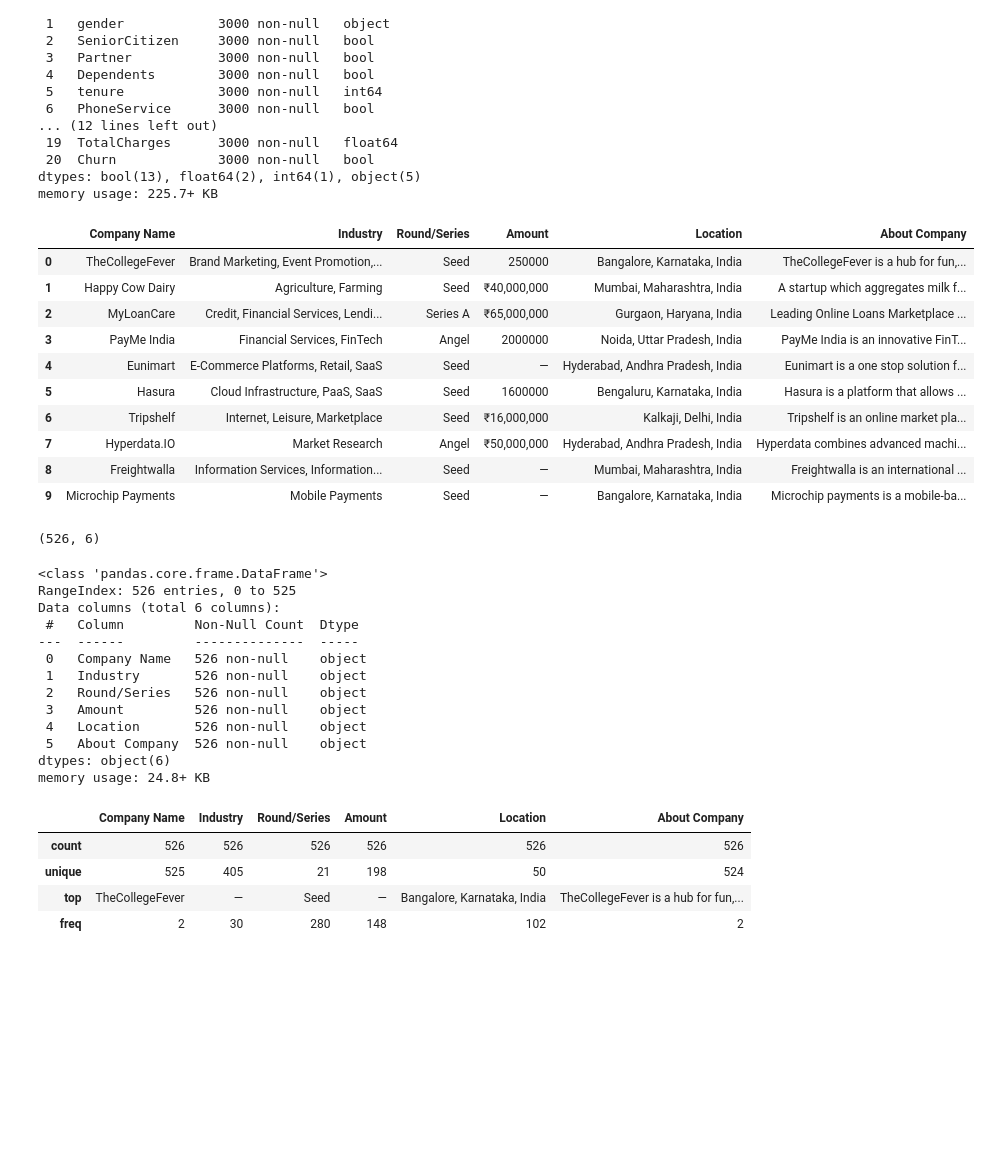
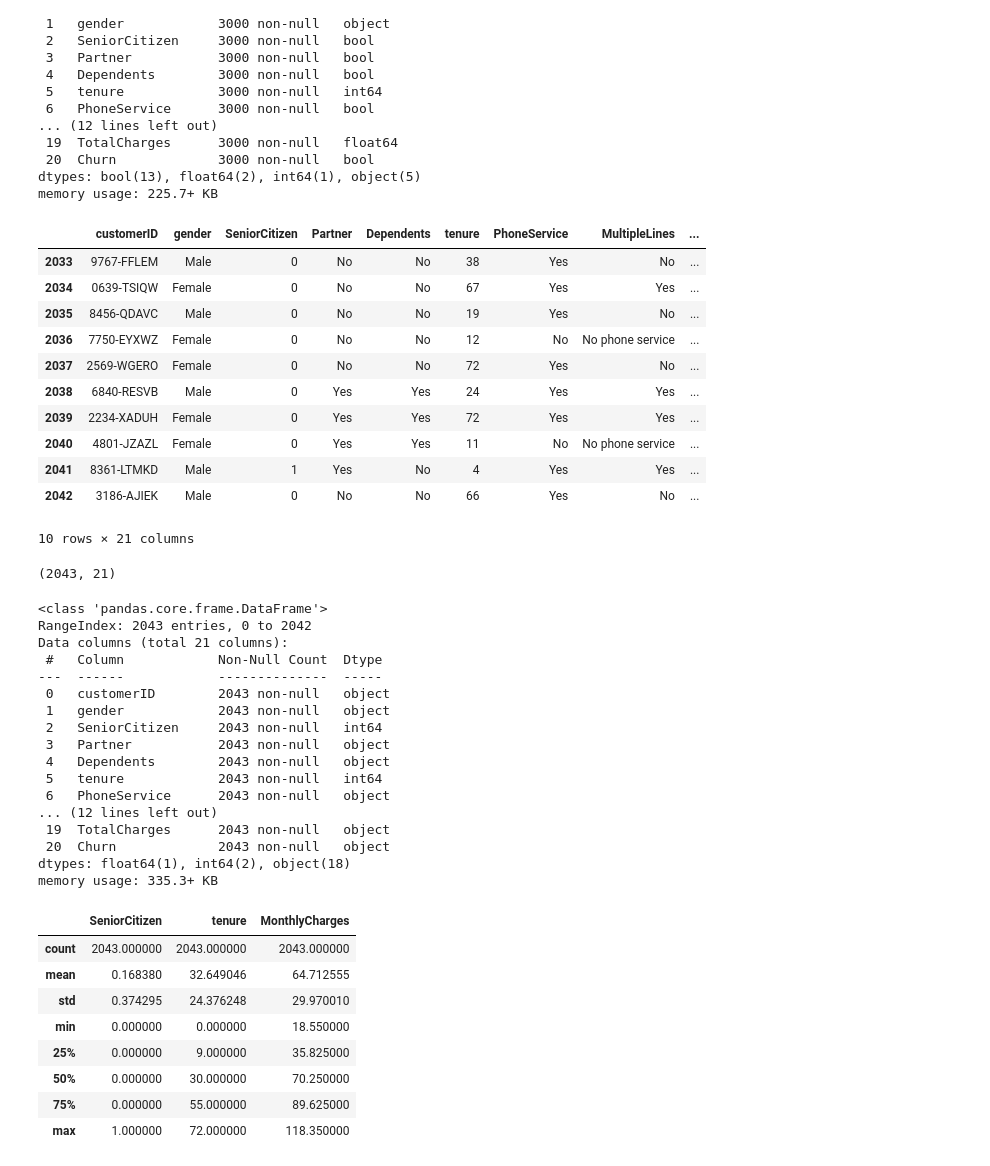
Before and after one commit to Marlon-were/telecommunication-company, a Jupyter notebook: india.ipynb, the cells around one changed output. Cells and saved outputs as stored; diff of their text form; code cells hidden in the pictures; blank space fills up the shorter version.

```diff
--- a/india.ipynb
+++ b/india.ipynb
@@ -361,49 +362,58 @@ Data columns (total 21 columns):
 dtypes: bool(13), float64(2), int64(1), object(5)
 memory usage: 225.7+ KB
 # %%
-data2 = pd.read_csv("C:/Users/MST/Desktop/Marlon/LP1/India Start Up Ecosystem/india-ecosystem/Data/startup_funding2018.csv")
+data2 = pd.read_csv("C:/Users/MST-PC/Desktop/Data Projects/telecommunication-company/Data/LP2_Telco-churn-second-2000.csv")
 # %%
-data2.head(10)
+data2.tail(10)
 # %% [output]
-|  | Company Name | Industry | Round/Series | Amount | Location | About Company |
-| 0 | TheCollegeFever | Brand Marketing, Event Promotion,... | Seed | 250000 | Bangalore, Karnataka, India | TheCollegeFever is a hub for fun,... |
-| 1 | Happy Cow Dairy | Agriculture, Farming | Seed | ₹40,000,000 | Mumbai, Maharashtra, India | A startup which aggregates milk f... |
-| 2 | MyLoanCare | Credit, Financial Services, Lendi... | Series A | ₹65,000,000 | Gurgaon, Haryana, India | Leading Online Loans Marketplace ... |
-| 3 | PayMe India | Financial Services, FinTech | Angel | 2000000 | Noida, Uttar Pradesh, India | PayMe India is an innovative FinT... |
-| 4 | Eunimart | E-Commerce Platforms, Retail, SaaS | Seed | — | Hyderabad, Andhra Pradesh, India | Eunimart is a one stop solution f... |
-| 5 | Hasura | Cloud Infrastructure, PaaS, SaaS | Seed | 1600000 | Bengaluru, Karnataka, India | Hasura is a platform that allows ... |
-| 6 | Tripshelf | Internet, Leisure, Marketplace | Seed | ₹16,000,000 | Kalkaji, Delhi, India | Tripshelf is an online market pla... |
-| 7 | Hyperdata.IO | Market Research | Angel | ₹50,000,000 | Hyderabad, Andhra Pradesh, India | Hyperdata combines advanced machi... |
-| 8 | Freightwalla | Information Services, Information... | Seed | — | Mumbai, Maharashtra, India | Freightwalla is an international ... |
-| 9 | Microchip Payments | Mobile Payments | Seed | — | Bangalore, Karnataka, India | Microchip payments is a mobile-ba... |
+|  | customerID | gender | SeniorCitizen | Partner | Dependents | tenure | PhoneService | MultipleLines | ... |
+| 2033 | 9767-FFLEM | Male | 0 | No | No | 38 | Yes | No | ... |
+| 2034 | 0639-TSIQW | Female | 0 | No | No | 67 | Yes | Yes | ... |
+| 2035 | 8456-QDAVC | Male | 0 | No | No | 19 | Yes | No | ... |
+| 2036 | 7750-EYXWZ | Female | 0 | No | No | 12 | No | No phone service | ... |
+| 2037 | 2569-WGERO | Female | 0 | No | No | 72 | Yes | No | ... |
+| 2038 | 6840-RESVB | Male | 0 | Yes | Yes | 24 | Yes | Yes | ... |
+| 2039 | 2234-XADUH | Female | 0 | Yes | Yes | 72 | Yes | Yes | ... |
+| 2040 | 4801-JZAZL | Female | 0 | Yes | Yes | 11 | No | No phone service | ... |
+| 2041 | 8361-LTMKD | Male | 1 | Yes | No | 4 | Yes | Yes | ... |
+| 2042 | 3186-AJIEK | Male | 0 | No | No | 66 | Yes | No | ... |
+10 rows × 21 columns
 # %%
 data2.shape
 # %% [output]
-(526, 6)
+(2043, 21)
 # %%
 data2.info()
 # %% [output]
 <class 'pandas.core.frame.DataFrame'>
-RangeIndex: 526 entries, 0 to 525
-Data columns (total 6 columns):
- #   Column         Non-Null Count  Dtype
----  ------         --------------  -----
- 0   Company Name   526 non-null    object
- 1   Industry       526 non-null    object
- 2   Round/Series   526 non-null    object
- 3   Amount         526 non-null    object
- 4   Location       526 non-null    object
- 5   About Company  526 non-null    object
-dtypes: object(6)
-memory usage: 24.8+ KB
+RangeIndex: 2043 entries, 0 to 2042
+Data columns (total 21 columns):
+ #   Column            Non-Null Count  Dtype
+---  ------            --------------  -----
+ 0   customerID        2043 non-null   object
+ 1   gender            2043 non-null   object
+ 2   SeniorCitizen     2043 non-null   int64
+ 3   Partner           2043 non-null   object
+ 4   Dependents        2043 non-null   object
+ 5   tenure            2043 non-null   int64
+ 6   PhoneService      2043 non-null   object
+... (12 lines left out)
+ 19  TotalCharges      2043 non-null   object
+ 20  Churn             2043 non-null   object
+dtypes: float64(1), int64(2), object(18)
+memory usage: 335.3+ KB
 # %%
 data2.describe()
 # %% [output]
-|  | Company Name | Industry | Round/Series | Amount | Location | About Company |
-| count | 526 | 526 | 526 | 526 | 526 | 526 |
-| unique | 525 | 405 | 21 | 198 | 50 | 524 |
-| top | TheCollegeFever | — | Seed | — | Bangalore, Karnataka, India | TheCollegeFever is a hub for fun,... |
-| freq | 2 | 30 | 280 | 148 | 102 | 2 |
+|  | SeniorCitizen | tenure | MonthlyCharges |
+| count | 2043.000000 | 2043.000000 | 2043.000000 |
+| mean | 0.168380 | 32.649046 | 64.712555 |
+| std | 0.374295 | 24.376248 | 29.970010 |
+| min | 0.000000 | 0.000000 | 18.550000 |
+| 25% | 0.000000 | 9.000000 | 35.825000 |
+| 50% | 0.000000 | 30.000000 | 70.250000 |
+| 75% | 0.000000 | 55.000000 | 89.625000 |
+| max | 1.000000 | 72.000000 | 118.350000 |
 # %%
 data2.columns
 # %% [output]
```
Also changed, not shown: parts of 50 cells of this notebook.
